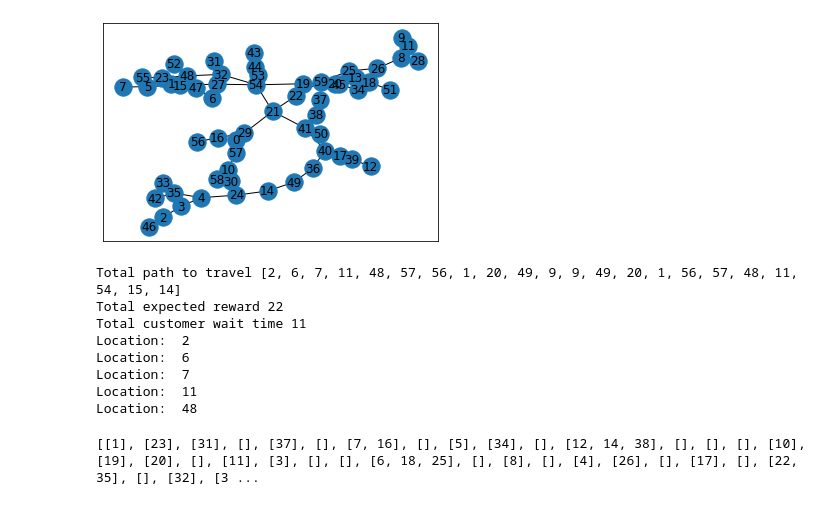
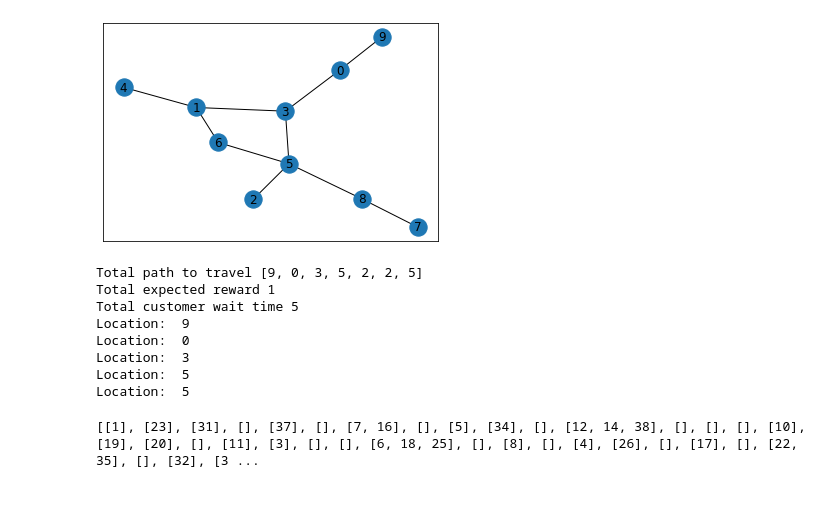
Before and after one commit to quantshah/supertaxi, a Jupyter notebook: notebooks/basic-setup.ipynb, the cells around one changed output. Drawn from its saved outputs; the diff is of its cells as text; code cells hidden in the pictures.

```diff
--- a/notebooks/basic-setup.ipynb
+++ b/notebooks/basic-setup.ipynb
@@ -5,18 +5,18 @@ import networkx as nx
 import matplotlib.pyplot as plt
 # %%
 # Number of locations in the city
-N = 60
-connectivity = 2
+N = 10
+connectivity = 3
 p = 0.8
 
 # make a random graph to represent a city network
 road_network = nx.connected_watts_strogatz_graph(N, connectivity, p)
 nodes = road_network.nodes
 
 nx.draw_networkx(road_network)
 plt.show()
 # %% [output]
-[figure, old version]
+[figure, new version]
 # %%
 class Taxi:
     """
@@ -87,10 +87,10 @@ class Taxi:
         return str(self.number)
 
 # Set taxi at location 5
-taxi_test = Taxi(33, 2)
+taxi_test = Taxi(0, 9)
 
 # Hire for a delivery from location
-taxi_test.hire(9, 14)
+taxi_test.hire(2, 5)
 
 print("Total path to travel", taxi_test.path)
 print("Total expected reward", taxi_test.expected_reward)
@@ -101,11 +101,11 @@ for i in range(5):
     taxi_test.step()
     print("Location: ", taxi_test.current_location)
 # %% [output]
-Total path to travel [2, 6, 7, 11, 48, 57, 56, 1, 20, 49, 9, 9, 49, 20, 1, 56, 57, 48, 11, 54, 15, 14]
-Total expected reward 22
-Total customer wait time 11
-Location:  2
-Location:  6
-Location:  7
-Location:  11
-Location:  48
+Total path to travel [9, 0, 3, 5, 2, 2, 5]
+Total expected reward 1
+Total customer wait time 5
+Location:  9
+Location:  0
+Location:  3
+Location:  5
+Location:  5
```
Also changed, not shown: parts of 1 cell of this notebook, 1 other file.
